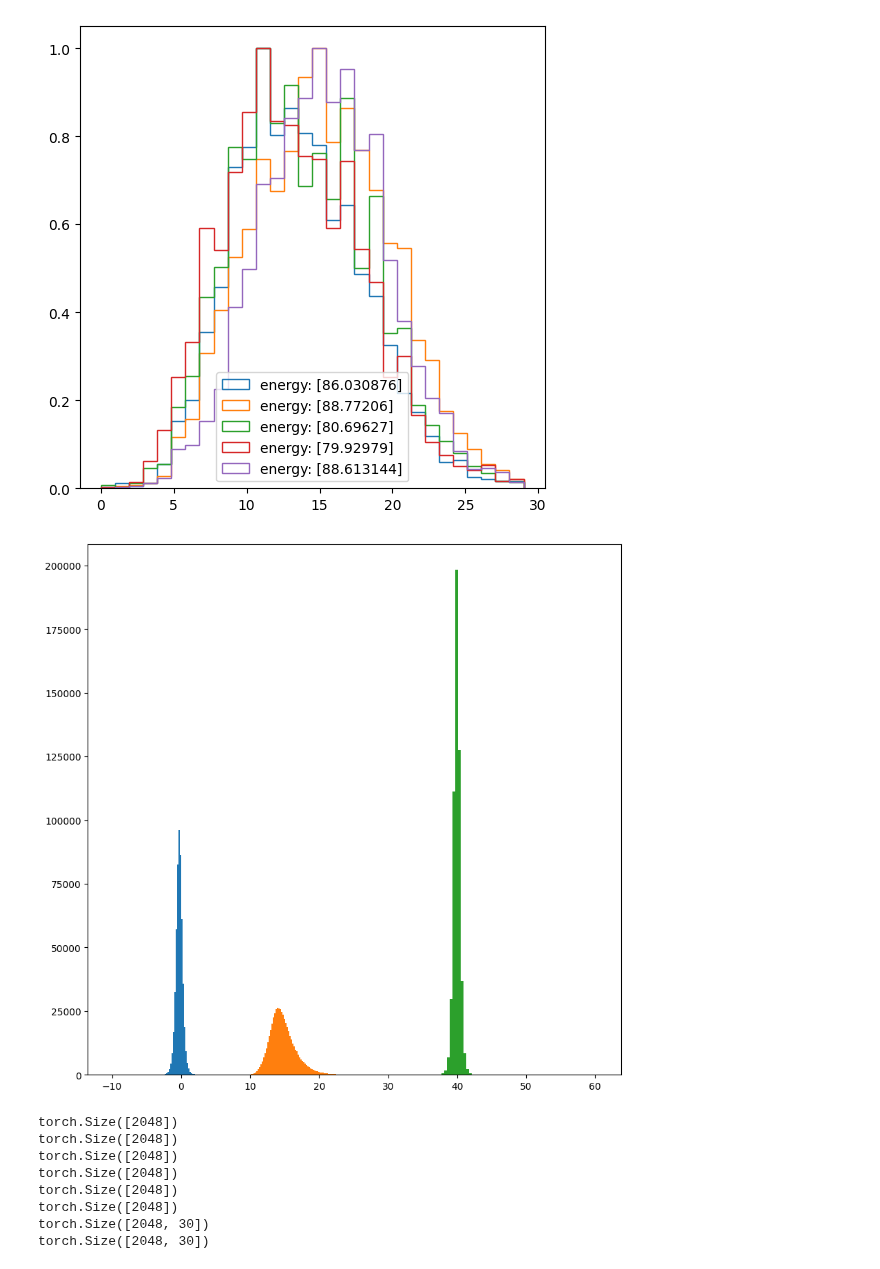
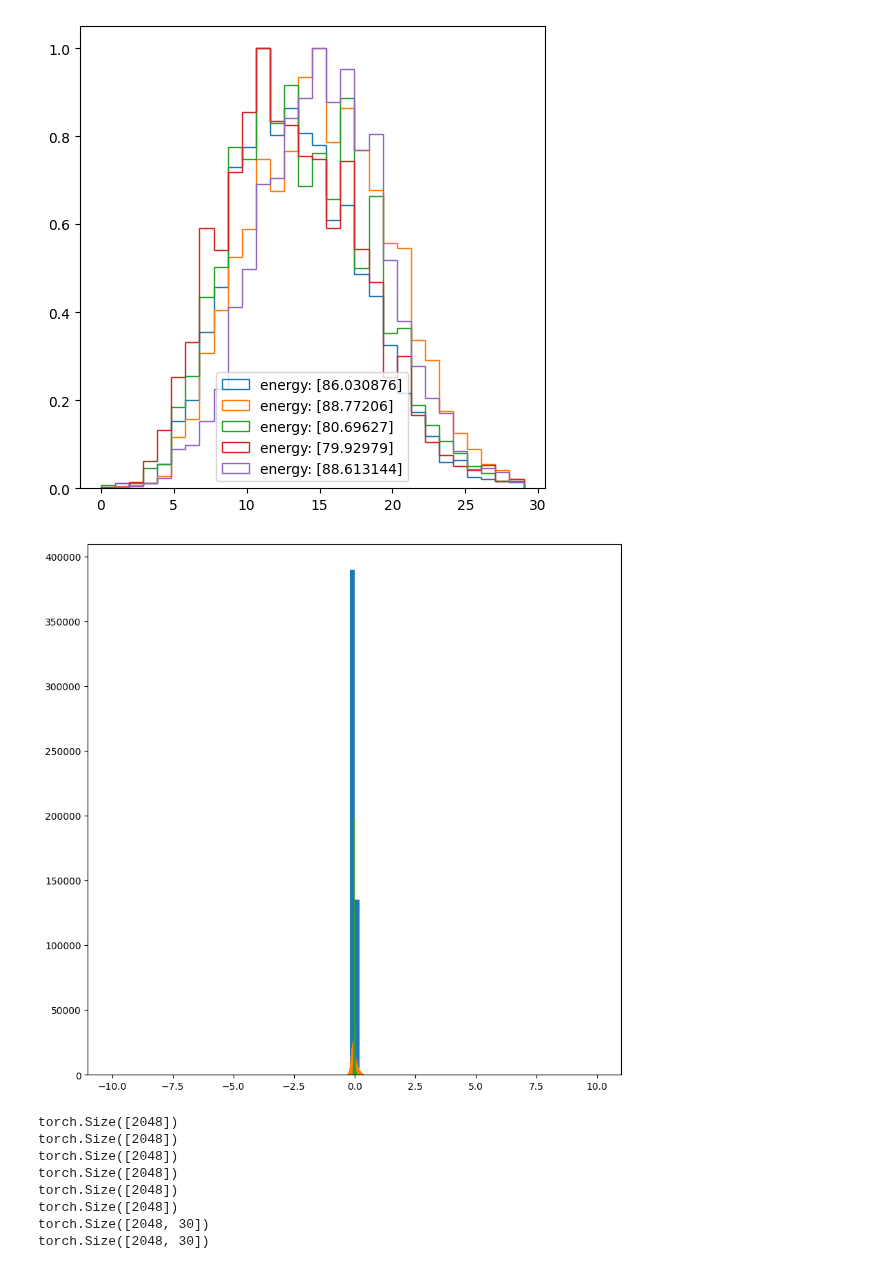
Before and after one commit to FLC-QU-hep/CaloClouds-3, a Jupyter notebook: ShowerFlow.ipynb, the cells around one changed output. Drawn from its saved outputs; the diff is of its cells as text; code cells hidden in the pictures.

Commit message:
updated shower flow plots

```diff
--- a/ShowerFlow.ipynb
+++ b/ShowerFlow.ipynb
@@ -138,13 +139,13 @@ cog = get_cog(
 )
 # %%
 plt.figure(figsize=(10,10))
-plt.hist(cog[0], bins=100, range=(-10, 10), label='x')
-plt.hist(cog[1], bins=100)
-plt.hist(cog[2], bins=100)
+plt.hist(cog[0] / 25, bins=100, range=(-10, 10), label='x')
+plt.hist((cog[1] - 15) / 15, bins=100)
+plt.hist((cog[2] - 40) / 20, bins=100)
 # plt.xlim(-10, 10)
 plt.show()
 # %% [output]
-[figure, old version]
+[figure, new version]
 # %%
 # clusters_per_layer = clusters_per_layer / 400
 
```
Also changed, not shown: parts of 21 cells of this notebook.
